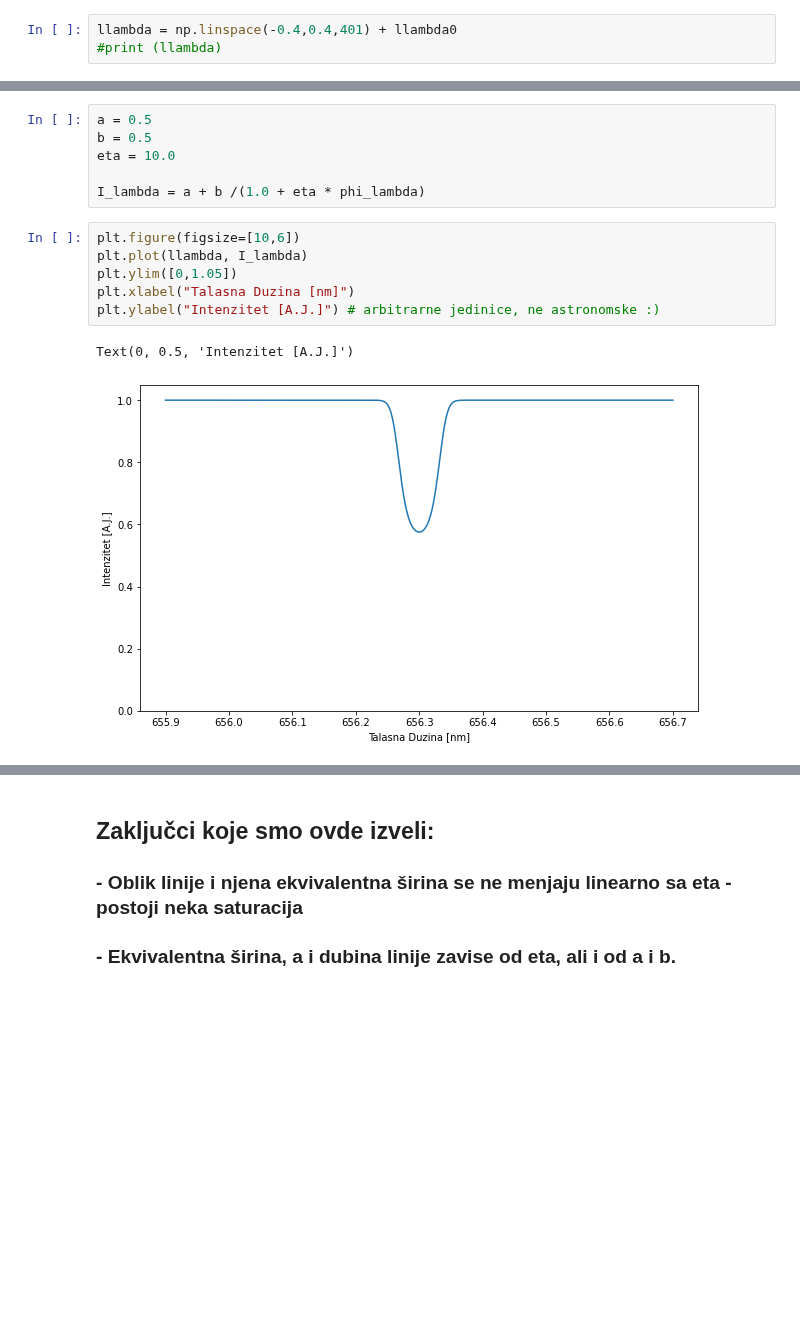
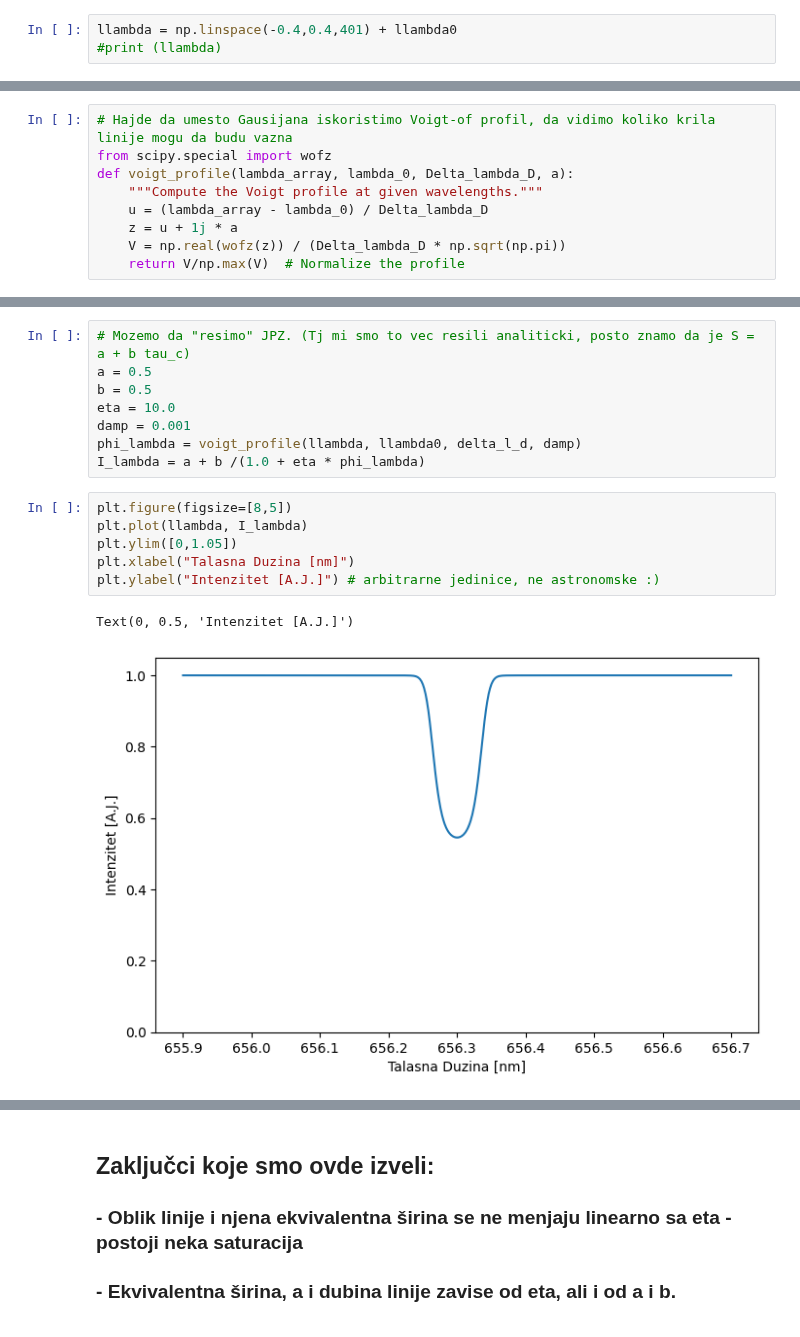
Before and after one commit to ivanzmilic/TZS_matf, a Jupyter notebook: Predavanja/Predavanje_11_spektralne_linije.ipynb, the cells around one changed output, grey strips where cells are left out. Saved outputs shown, nothing was run; the diff lists cells and outputs as text; blank space fills up the shorter version.

```diff
--- a/Predavanja/Predavanje_11_spektralne_linije.ipynb
+++ b/Predavanja/Predavanje_11_spektralne_linije.ipynb
@@ -81,0 +84,9 @@ plt.plot(llambda, phi_lambda)
+# %%
+# Hajde da umesto Gausijana iskoristimo Voigt-of profil, da vidimo koliko krila linije mogu da budu vazna
+from scipy.special import wofz
+def voigt_profile(lambda_array, lambda_0, Delta_lambda_D, a):
+    """Compute the Voigt profile at given wavelengths."""
+    u = (lambda_array - lambda_0) / Delta_lambda_D
+    z = u + 1j * a
+    V = np.real(wofz(z)) / (Delta_lambda_D * np.sqrt(np.pi))
+    return V/np.max(V)  # Normalize the profile
@@ -82,18 +119,20 @@ plt.plot(llambda, phi_lambda)
 # %%
+# Mozemo da "resimo" JPZ. (Tj mi smo to vec resili analiticki, posto znamo da je S = a + b tau_c)
 a = 0.5
 b = 0.5
 eta = 10.0
-
+damp = 0.001
+phi_lambda = voigt_profile(llambda, llambda0, delta_l_d, damp)
 I_lambda = a + b /(1.0 + eta * phi_lambda)
 # %%
-plt.figure(figsize=[10,6])
+plt.figure(figsize=[8,5])
 plt.plot(llambda, I_lambda)
 plt.ylim([0,1.05])
 plt.xlabel("Talasna Duzina [nm]")
 plt.ylabel("Intenzitet [A.J.]") # arbitrarne jedinice, ne astronomske :)
 # %% [output]
 Text(0, 0.5, 'Intenzitet [A.J.]')
-[figure, old version]
+[figure, new version]
 # %%
 # Hajde da vidimo kako parametar eta utice na jacinu i oblik spektralne linije:
 
```
Also changed, not shown: parts of 40 cells of this notebook.
